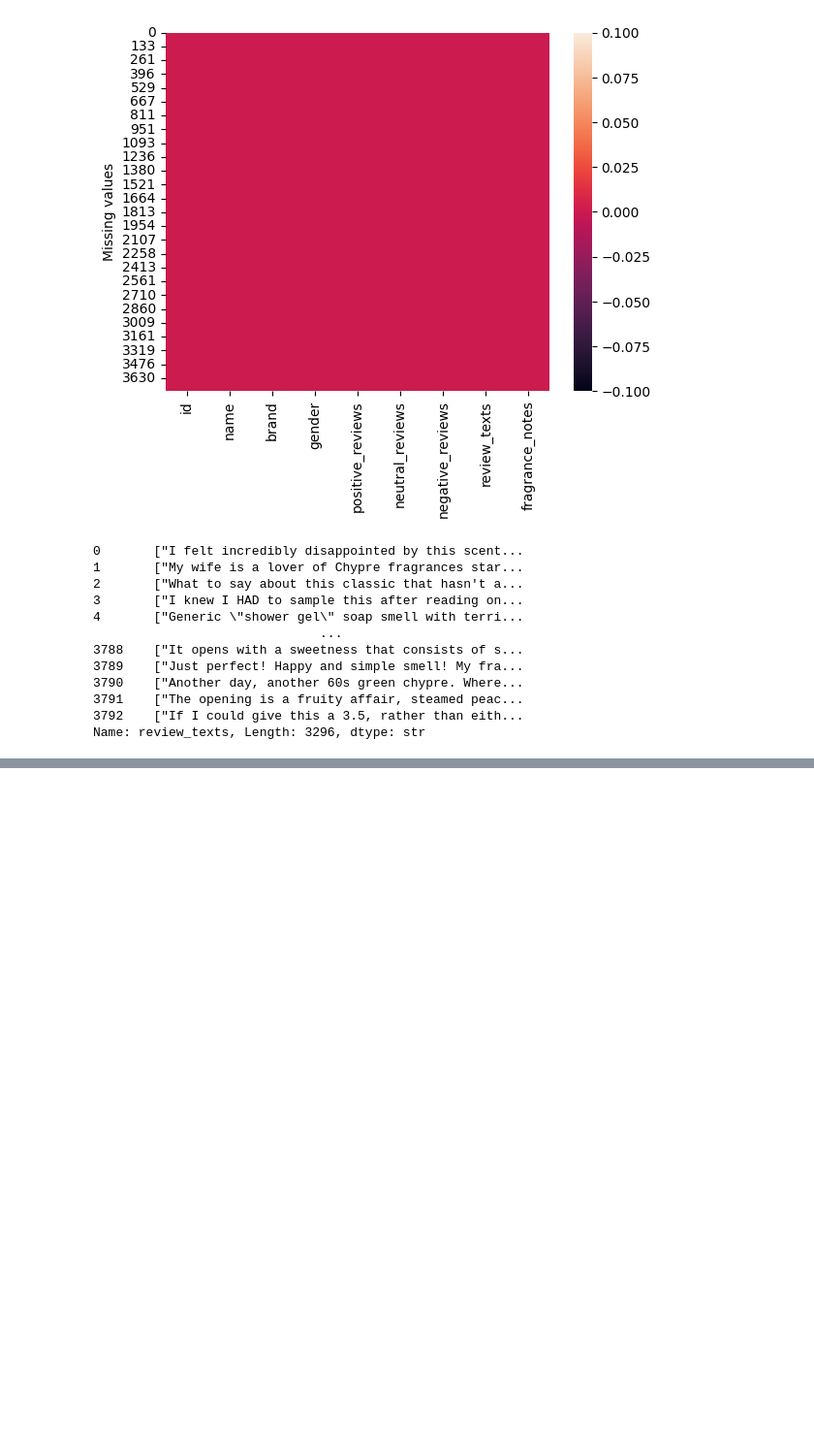
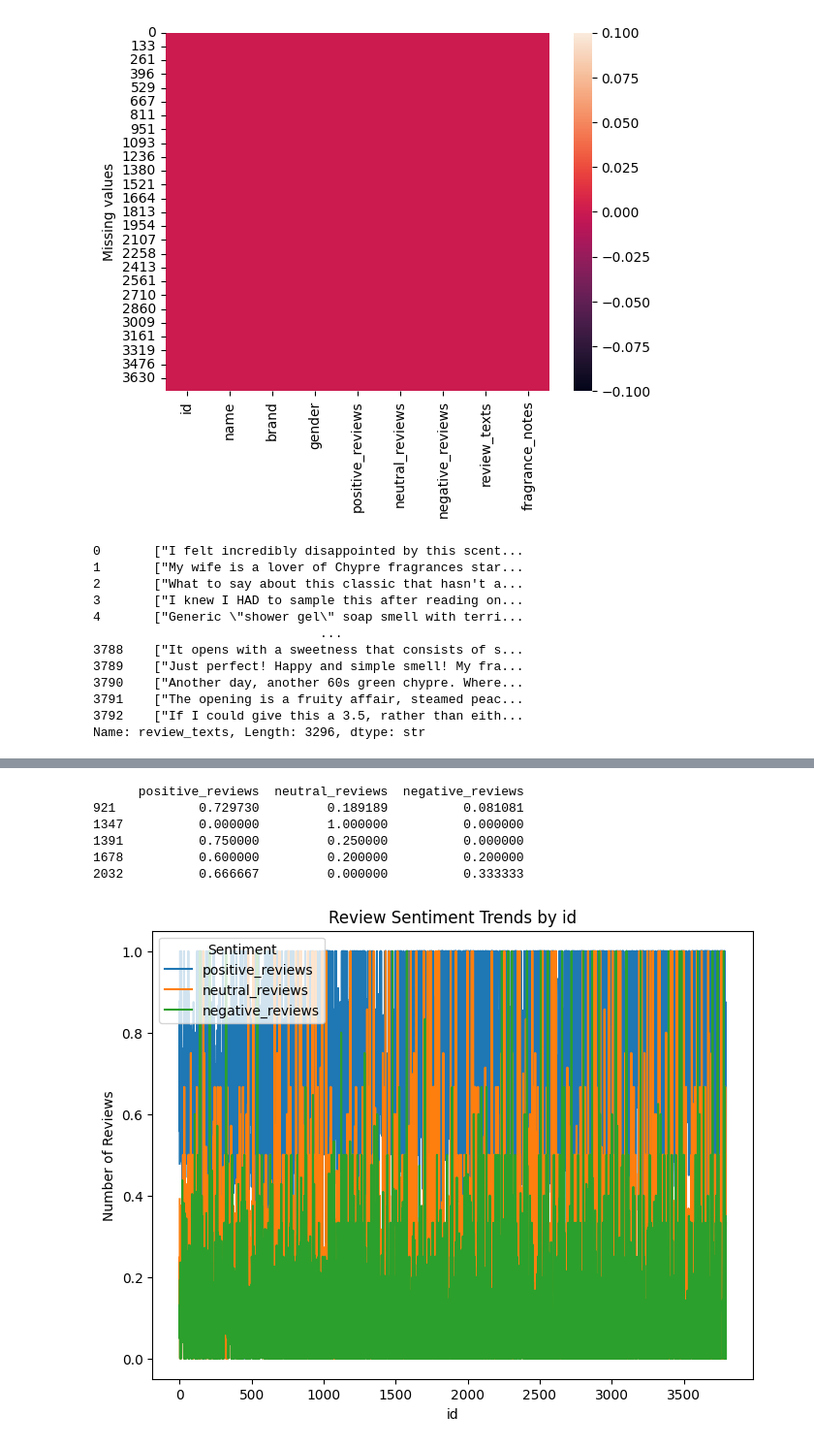
Before and after one commit to gauravkumarML/cologne-recommender, a Jupyter notebook: src/EDA_cologne.ipynb, the cells around one changed output, grey strips where cells are left out. Shown at 97% size. Cells and saved outputs as stored; diff of their text form; code cells hidden in the pictures; blank space fills up the shorter version.

```diff
--- a/src/EDA_cologne.ipynb
+++ b/src/EDA_cologne.ipynb
@@ -173,0 +183,23 @@ Name: review_texts, dtype: str
+# %%
+df[df['positive_reviews'] > 300] # settling on horizontal normalisation
+df['total_reviews_count'] = df[cols_to_normalize].sum(axis=1) # popularity saved
+# %%
+cols_to_normalize = ['positive_reviews', 'neutral_reviews', 'negative_reviews']
+df[cols_to_normalize] = df[cols_to_normalize].div(df[cols_to_normalize].sum(axis=1), axis=0)
+print(df[cols_to_normalize].sample(5))
+# %% [output]
+      positive_reviews  neutral_reviews  negative_reviews
+921           0.729730         0.189189          0.081081
+1347          0.000000         1.000000          0.000000
+1391          0.750000         0.250000          0.000000
+1678          0.600000         0.200000          0.200000
+2032          0.666667         0.000000          0.333333
+# %%
+df.plot(x='id', y=['positive_reviews', 'neutral_reviews', 'negative_reviews'], figsize=(8, 6))
+plt.title('Review Sentiment Trends by id')
+plt.xlabel('id')
+plt.ylabel('Number of Reviews')
+plt.legend(title='Sentiment')
+plt.show()
+# %% [output]
+[figure, added]
```
Also changed, not shown: parts of 10 cells of this notebook, 1 other file.
